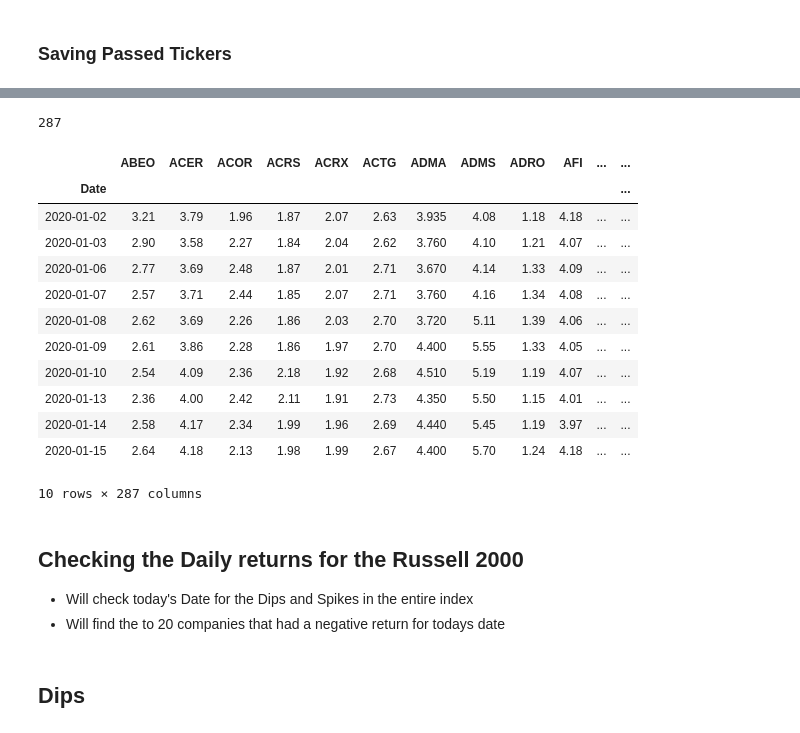
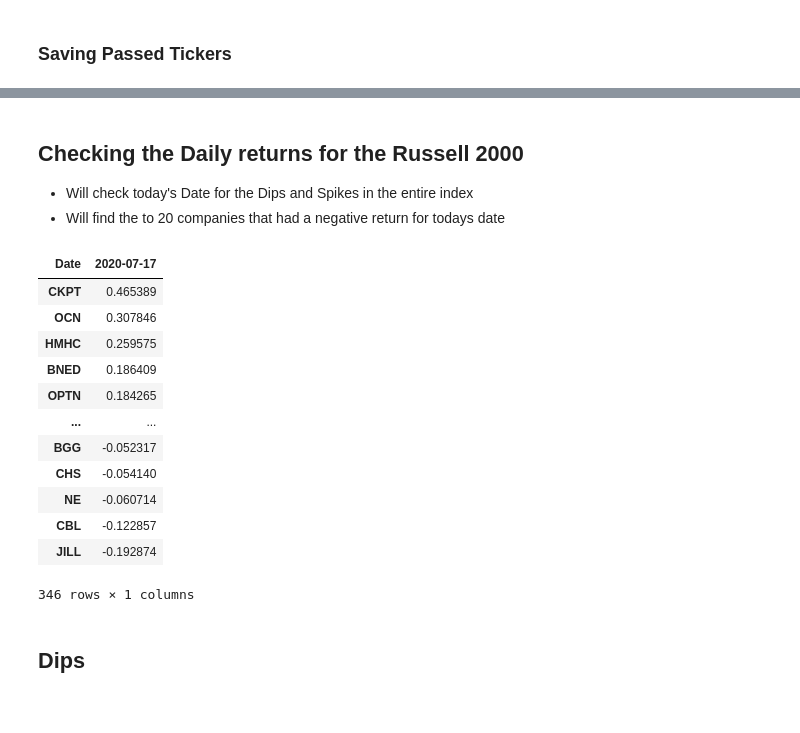
Before and after one commit to Berkat0789/Portfolio, a Jupyter notebook: Finance/Russell 2000 Deep Dive/Russell 2000 2020 analysis -> fetching Dips, Spikes, Penny Stocks.ipynb, the cells around one changed output, grey strips where cells are left out. Cells and saved outputs as stored; diff of their text form; code cells hidden in the pictures.

```diff
--- a/Finance/Russell 2000 Deep Dive/Russell 2000 2020 analysis -> fetching Dips, Spikes, Penny Stocks.ipynb
+++ b/Finance/Russell 2000 Deep Dive/Russell 2000 2020 analysis -> fetching Dips, Spikes, Penny Stocks.ipynb
@@ -92,13 +94,17 @@ NameError: name 'passed' is not defined
 # %%
 #pd.DataFrame(passed, columns=["passed"]).to_csv("resources/current/passed_tickers.csv")
 # %%
-passed_tickers = pd.read_csv("resources/current/passed_tickers.csv", index_col= "Unnamed: 0")["passed"]
+penny = pd.read_csv("resources/current/penny_tickers.csv", index_col= "Unnamed: 0")
+# %%
+penny_tickers = list(penny["under 10"])
+# %%
+penny_data = pd.DataFrame()
 # %%
 failed = []
 passed = []
-for x in list(passed_tickers):
+for x in list(penny_tickers):
     try:
-        data[x] = web.DataReader(x, data_source= "yahoo", start = "2020-1-1")["Adj Close"]
+        penny_data[x] = web.DataReader(x, data_source= "yahoo", start = "2020-7-10")["Adj Close"]
         passed.append(x)
     except (IOError, KeyError):
         msg = 'Failed to read symbol: {0!r}, replacing with NaN.'
@@ -114,29 +112,25 @@ penny_tickers = list(data[data < 10].dropna(axis = 1).columns)
-# %%
-len(penny_tickers)
-# %% [output]
-287
-# %%
-data[penny_tickers].head(10)
-# %% [output]
-|  | ABEO | ACER | ACOR | ACRS | ACRX | ACTG | ADMA | ADMS | ADRO | AFI | ... | ... |
-| Date |  |  |  |  |  |  |  |  |  |  |  | ... |
-| 2020-01-02 | 3.21 | 3.79 | 1.96 | 1.87 | 2.07 | 2.63 | 3.935 | 4.08 | 1.18 | 4.18 | ... | ... |
-| 2020-01-03 | 2.90 | 3.58 | 2.27 | 1.84 | 2.04 | 2.62 | 3.760 | 4.10 | 1.21 | 4.07 | ... | ... |
-| 2020-01-06 | 2.77 | 3.69 | 2.48 | 1.87 | 2.01 | 2.71 | 3.670 | 4.14 | 1.33 | 4.09 | ... | ... |
-| 2020-01-07 | 2.57 | 3.71 | 2.44 | 1.85 | 2.07 | 2.71 | 3.760 | 4.16 | 1.34 | 4.08 | ... | ... |
-| 2020-01-08 | 2.62 | 3.69 | 2.26 | 1.86 | 2.03 | 2.70 | 3.720 | 5.11 | 1.39 | 4.06 | ... | ... |
-| 2020-01-09 | 2.61 | 3.86 | 2.28 | 1.86 | 1.97 | 2.70 | 4.400 | 5.55 | 1.33 | 4.05 | ... | ... |
-| 2020-01-10 | 2.54 | 4.09 | 2.36 | 2.18 | 1.92 | 2.68 | 4.510 | 5.19 | 1.19 | 4.07 | ... | ... |
-| 2020-01-13 | 2.36 | 4.00 | 2.42 | 2.11 | 1.91 | 2.73 | 4.350 | 5.50 | 1.15 | 4.01 | ... | ... |
-| 2020-01-14 | 2.58 | 4.17 | 2.34 | 1.99 | 1.96 | 2.69 | 4.440 | 5.45 | 1.19 | 3.97 | ... | ... |
-| 2020-01-15 | 2.64 | 4.18 | 2.13 | 1.98 | 1.99 | 2.67 | 4.400 | 5.70 | 1.24 | 4.18 | ... | ... |
-10 rows × 287 columns
 # %%
 #pd.DataFrame(penny_tickers, columns=["under 10"]).to_csv("resources/current/penny_tickers.csv")
 # %% [markdown]
 ## Checking the Daily returns for  the Russell 2000
 - Will check today's Date for the Dips and Spikes in the entire index
 - Will find the to 20 companies that had a negative return for todays date
+# %%
+penny_data.pct_change().iloc[-1:].transpose().sort_values("2020-07-17", ascending = False)
+# %% [output]
+| Date | 2020-07-17 |
+| CKPT | 0.465389 |
+| OCN | 0.307846 |
+| HMHC | 0.259575 |
+| BNED | 0.186409 |
+| OPTN | 0.184265 |
+| ... | ... |
+| BGG | -0.052317 |
+| CHS | -0.054140 |
+| NE | -0.060714 |
+| CBL | -0.122857 |
+| JILL | -0.192874 |
+346 rows × 1 columns
 # %% [markdown]
 ## Dips
 # %%
```
Also changed, not shown: parts of 5 cells of this notebook, 1 other file.
